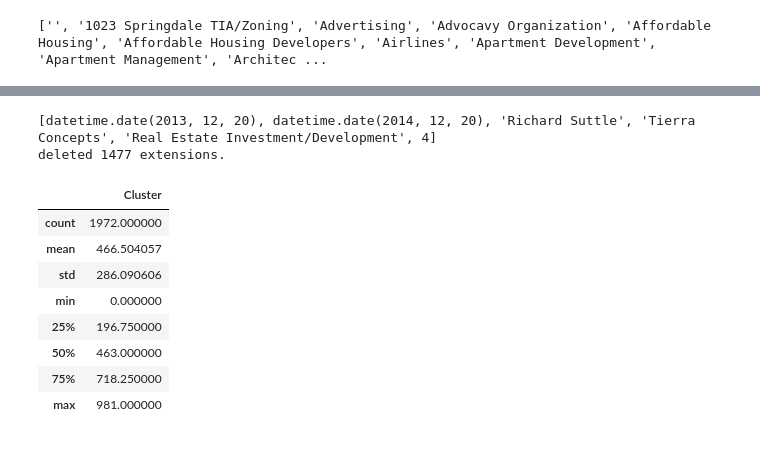
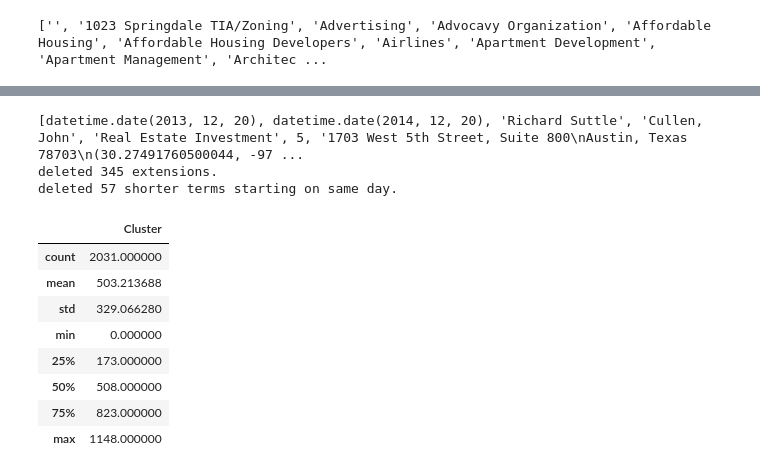
Before and after one commit to open-austin/lobbying-in-austin, a Jupyter notebook: data/lobbyistsDedupe.ipynb, the cells around one changed output, grey strips where cells are left out. Saved outputs shown, nothing was run; the diff lists cells and outputs as text; code cells hidden in the pictures.

Commit message:
somewhat broken update to client record processing
Processes city's CSV lobbyist records for use in D3 in a single notebook, but there is a bug where some records are being duplicated in this process.

```diff
--- a/data/lobbyistsDedupe.ipynb
+++ b/data/lobbyistsDedupe.ipynb
@@ -54,9 +307,8 @@ print(q)
 # %% [output]
 <class 'int'>
 # %%
-import re
-
-# Cleaning client names
+# Cleaning client names. Many of these lines are probably obsolete now because I added them before I made the
+# dedupe library part of the process.
 
 for lobbyist in lobbyists:
     lobbyist[3] = lobbyist[3].rstrip()
@@ -116,11 +368,8 @@ for lobbyist in lobbyists:
     lobbyist[3] = lobbyist[3].replace('Davidson, David','David Davidson')
     lobbyist[3] = lobbyist[3].replace('DeRoeck, Walter A.','Walter A. DeRoeck')
     lobbyist[3] = lobbyist[3].replace('Development Company','Development')
-    lobbyist[3] = lobbyist[3].replace('Ehrlich, Robert','Robert Ehrlich')
     lobbyist[3] = lobbyist[3].replace('English, Toria and Blake','Toria and Blake English')
     lobbyist[3] = re.sub('Eureka$','Eureka Holdings', lobbyist[3])
-    lobbyist[3] = lobbyist[3].replace('Fagan, Dennis','Dennis Fagan')
-    lobbyist[3] = lobbyist[3].replace('Fagan, ','Fagan ')
     lobbyist[3] = lobbyist[3].replace('George, Anthony','Anthony George')
     lobbyist[3] = re.sub('^HEB$','H-E-B', lobbyist[3])
     lobbyist[3] = lobbyist[3].replace('Hardeman, Bryan','Bryan Hardeman')
@@ -145,7 +394,6 @@ for lobbyist in lobbyists:
     lobbyist[3] = lobbyist[3].replace('Patel, Vijay','Vijay Patel')
     lobbyist[3] = lobbyist[3].replace('Reality Investor','Realty Investor')
     lobbyist[3] = lobbyist[3].replace('Reddehase, Eric','Eric Reddehase')
-    lobbyist[3] = lobbyist[3].replace('Ross, Robert','Robert Ross')
     if lobbyist[3] == 'Redflex Guardian': lobbyists.remove(lobbyist)
     if lobbyist[3] == 'RedLeaf Highland': lobbyists.remove(lobbyist)
     lobbyist[3] = lobbyist[3].replace('Reynolds, Cary and Cynthia','Reynolds, Cary and Cynthia')
@@ -188,7 +436,6 @@ for lobbyist in lobbyists:
     lobbyist[3] = lobbyist[3].replace('Ben, Consort','Ben')
     lobbyist[3] = lobbyist[3].replace('Turner, Rob','Robert Turner')
     lobbyist[3] = lobbyist[3].replace('Naddef, Wilfred','Wilfred Naddef')
-    lobbyist[3] = lobbyist[3].replace('Wiman, Sophie', 'Sophie Wiman')
     lobbyist[3] = lobbyist[3].replace('The County Line','County Line')
     lobbyist[3] = lobbyist[3].replace('University of Texas, Board of Regents', 'The University of Texas System')
     lobbyist[3] = re.sub('URSTCO$','URSTCO GP', lobbyist[3])
@@ -325,13 +572,16 @@ print("newl " + str(len(newl)))
 
 for first in newl:
     for second in newl:
-        if first[:4] == second[:4] and first[4] != second[4]:
+        if first[:4] == second[:4]: # and first[4] != second[4]:
             if "Zoning" in first[4] or "Property" in first[4]:
-                print(str(first) + " industry deleted in favor of " + str(second))
-                newl.remove(first)
+                # print(str(first[3]) + " deleted in favor of " + str(second[3]) + " with industry " + str(second[4]))
+                if first in newl:
+                    newl.remove(first)
             else:
-                print(str(second) + " industry deleted in favor of " + str(first))
+                # print(str(second[3]) + " deleted in favor of " + str(first[3]))
                 newl.remove(second)
+
+print("newl reduced to " + str(len(newl)))
 # %% [output]
 <class 'datetime.date'>
 2013-12-20
@@ -353,44 +591,49 @@ newl 3499
 # %%
+extensions = 0
+samestart = 0
+
+print(newl[1])
+
 # The next block is intended to delete entries that represent the same lobbyist merely renewing a registration.
 # I'm assuming that the same representation is continuing if there's a gap of less than 180 days in
 # the lobbyist's registration. I picked the number 180 out of thin air.
 
-extensions = 0
-
-print(newl[1])
-
 for first in newl:
     for second in newl:
-        if first[2:4] == second[2:4] and second[0] > first[0] and second[0] < (first[1] + datetime.timedelta(days=180)):
+        if first[2:4] == second[2:4] and second[0] > first[0] and second[1] > first[1] and second[0] < (first[1] + datetime.timedelta(days=180)):
             # print("for " + first[2] + " " + first[3] + " extending " + str(first[1]) + " to " + str(second[1]))
             first[1] = second[1]
             extensions = extensions + 1
             newl.remove(second)
 
 print('deleted ' + str(extensions) + ' extensions.')
+
+# TODO: Fix whatever is creating entries that are identical except the end date. This probably has something to do
+# with the bug where lobbyists counts are too high for some clients like Riverside Resources and Met Center.
 # %% [output]
-[datetime.date(2013, 12, 20), datetime.date(2014, 12, 20), 'Richard Suttle', 'Tierra Concepts', 'Real Estate Investment/Development', 4]
-deleted 1477 extensions.
+[datetime.date(2013, 12, 20), datetime.date(2014, 12, 20), 'Richard Suttle', 'Cullen, John', 'Real Estate Investment', 5, '1703 West 5th Street, Suite 800\nAustin, Texas 78703\n(30.27491760500044, -97 ...
+deleted 345 extensions.
+deleted 57 shorter terms starting on same day.
 # %%
 # putting data in pandas
 
 import pandas as pd
 import numpy as np
 import matplotlib.pyplot as plt
 
-lobbyFrame = pd.DataFrame(newl, columns=('Start', 'End', 'Lobbyist', 'Client', 'Industry', 'Cluster'))
+lobbyFrame = pd.DataFrame(newl, columns=('Start', 'End', 'Lobbyist', 'Client', 'Industry', 'Cluster', 'Address', 'Confidence'))
 
 lobbyFrame.describe()
 # %% [output]
 |  | Cluster |
-| count | 1972.000000 |
-| mean | 466.504057 |
-| std | 286.090606 |
+| count | 2031.000000 |
+| mean | 503.213688 |
+| std | 329.066280 |
 | min | 0.000000 |
-| 25% | 196.750000 |
-| 50% | 463.000000 |
-| 75% | 718.250000 |
-| max | 981.000000 |
+| 25% | 173.000000 |
+| 50% | 508.000000 |
+| 75% | 823.000000 |
+| max | 1148.000000 |
 # %%
 lobbyFrame.sort_values(by='Start')
 lobbyFrame.head(10)
```
Also changed, not shown: parts of 18 cells of this notebook.
